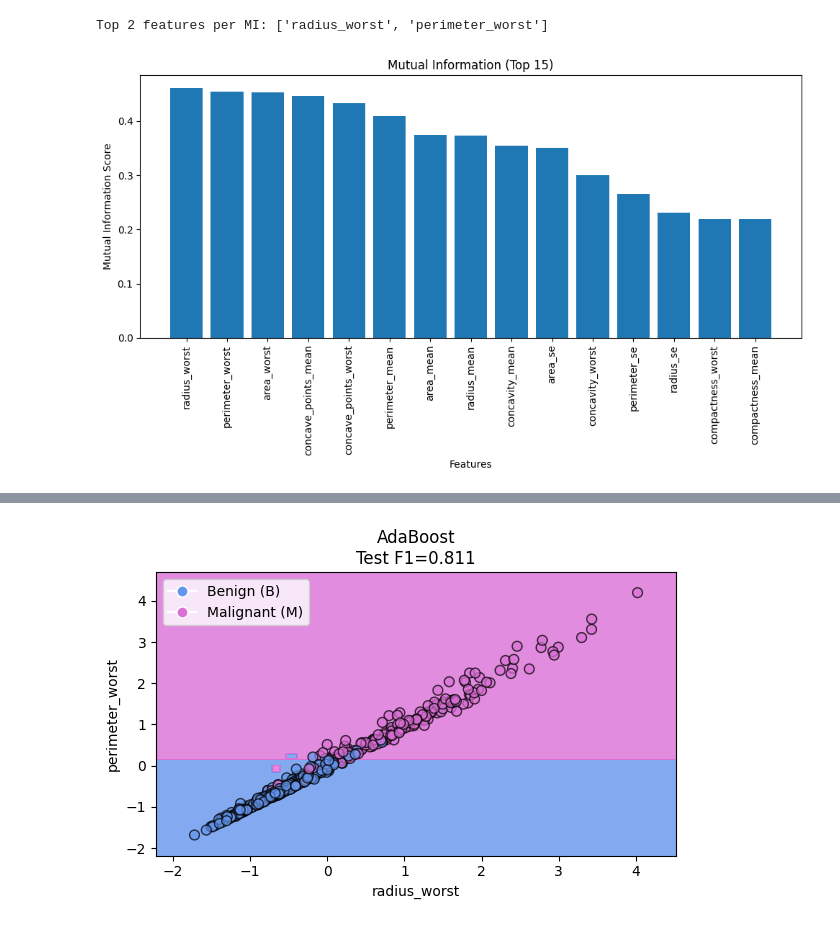
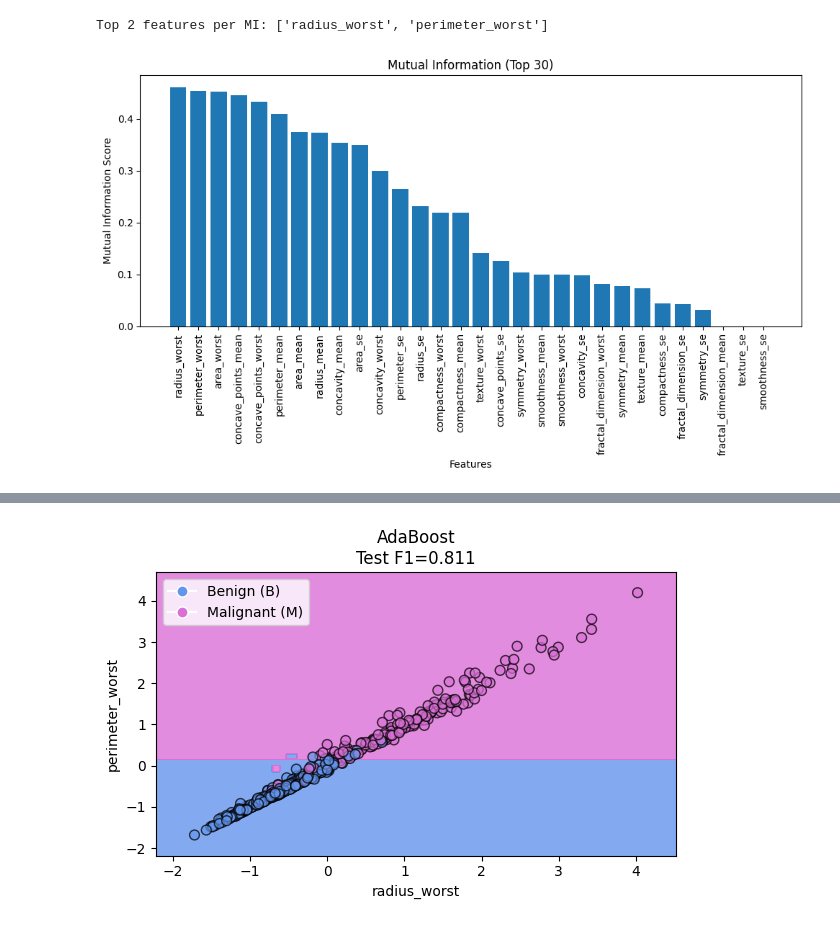
Before and after one commit to Pandanna/Data-Mining-Project, a Jupyter notebook: Dataset/Cancer_dataset.ipynb, the cells around one changed output, grey strips where cells are left out. Cells and saved outputs as stored; diff of their text form; code cells hidden in the pictures.

```diff
--- a/Dataset/Cancer_dataset.ipynb
+++ b/Dataset/Cancer_dataset.ipynb
@@ -1069,23 +1079,23 @@ Top 2 features per MI: ['radius_worst', 'perimeter_worst']
 # %%
 # =======================
 # Visualizzazione delle feature più informative (Mutual Information)
 # =======================
-top_n = min(15, len(mi_scores))
+top_n = min(30, len(mi_scores))
 plt.figure(figsize=(10, 6))
 
 # Ordina le feature per MI e seleziona le top N
 mi_sorted_indices = np.argsort(mi_scores)[::-1][:top_n]
 
 plt.bar(range(top_n), mi_scores[mi_sorted_indices])
 plt.xticks(
     range(top_n),
     [feature_column_names[i] for i in mi_sorted_indices],
     rotation=90
 )
 plt.xlabel('Features')
 plt.ylabel('Mutual Information Score')
 plt.title(f'Mutual Information (Top {top_n})')
 plt.tight_layout()
 plt.show()
 # %% [output]
-[figure, old version]
+[figure, new version]
```
Also changed, not shown: parts of 6 cells of this notebook, 1 other file.
